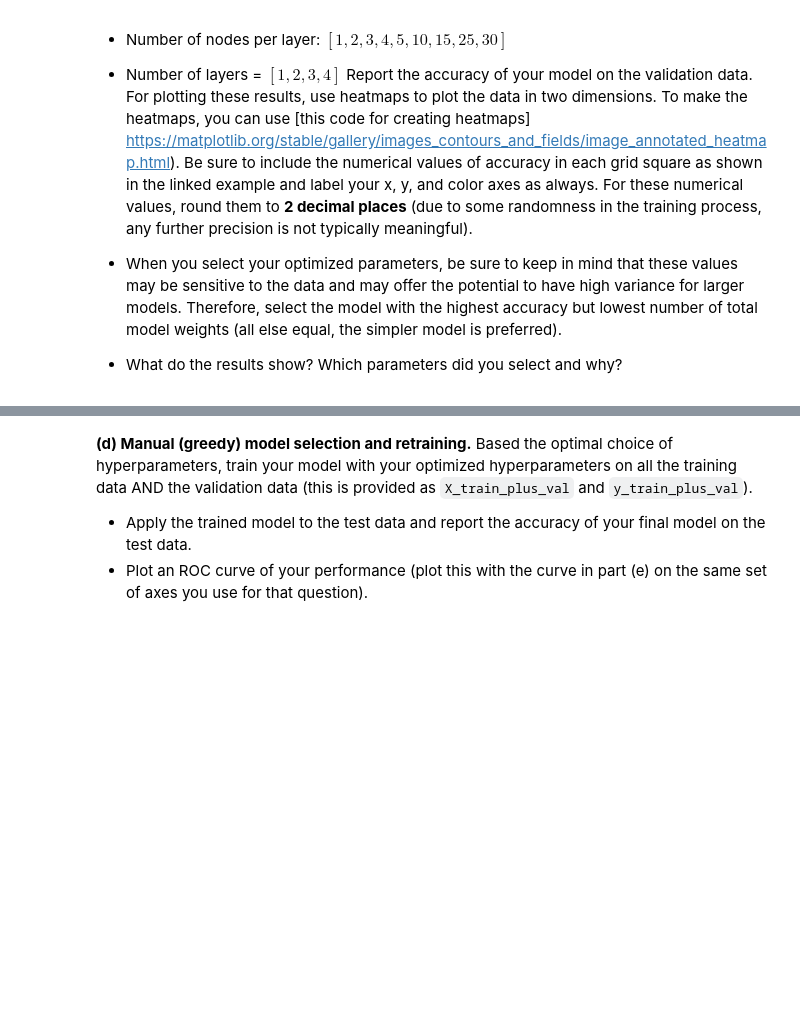
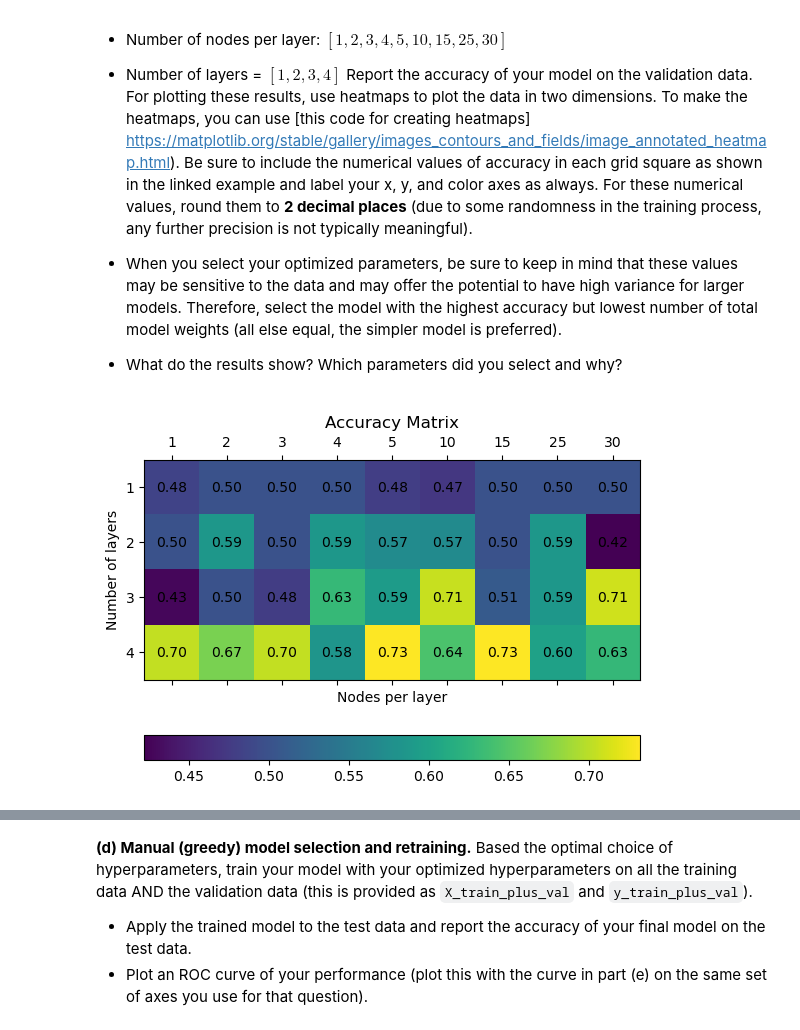
Before and after one commit to dani-jimlar/ML_assignments, a Jupyter notebook: a_4/Assignment_4.ipynb, the cells around one changed output, grey strips where cells are left out. Saved outputs shown, nothing was run; the diff lists cells and outputs as text; code cells hidden in the pictures; blank space fills up the shorter version.

```diff
--- a/a_4/Assignment_4.ipynb
+++ b/a_4/Assignment_4.ipynb
@@ -253,0 +445,13 @@ For each of these cases:
+# %%
+op_lr = lr_list[np.argmax(list_av_lr_scores)]
+op_rp = rp_list[np.argmax(list_av_rp_scores)]
+
+print(
+    f"Since the learning rate graph was noisy , the fit-score procedure was repeared ten times,\n the new optimal value for learning rate is:{op_lr}"
+)
+print(
+    f"Since the regularization parameter graph was noisy, the fit-score procedure was repeared ten times,\n the new optimal value for batch size is: {op_rp}"
+)
+print(
+    f"Since the batch size was not noisy, the fit-score procedure was not repeated,\n the optimal value for batch size is: {op_bz}"
+)
@@ -261,0 +507,31 @@ Report the accuracy of your model on the validation data. For plotting these res
+# %%
+import matplotlib.pyplot as plt
+
+
+fig, ax = plt.subplots()
+
+cax = ax.matshow(accuracy_matrix, cmap="viridis")
+ax.set_xticklabels([""] + nodes_l)
+ax.set_yticklabels([""] + layers_l)
+
+for i in range(len(layers_l)):
+    for j in range(len(nodes_l)):
+        plt.text(
+            j,
+            i,
+            f"{accuracy_matrix[i, j]:.2f}",
+            ha="center",
+            va="center",
+            color="black",
+        )
+
+plt.xlabel("Nodes per layer")
+plt.ylabel("Number of layers")
+plt.title("Accuracy Matrix")
+
+# Position the color bar at the bottom
+fig.colorbar(cax, ax=ax, location="bottom")
+
+plt.show()
+# %% [output]
+[figure, added]
```
Also changed, not shown: parts of 17 cells of this notebook, 1 other file.
